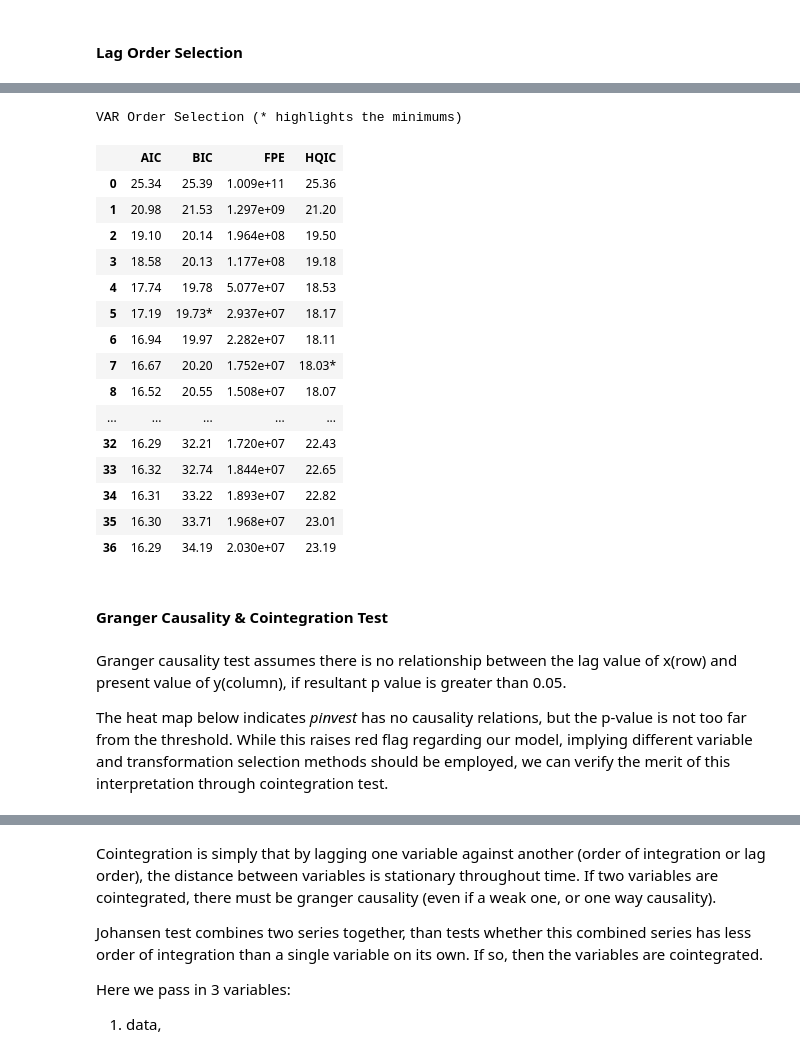
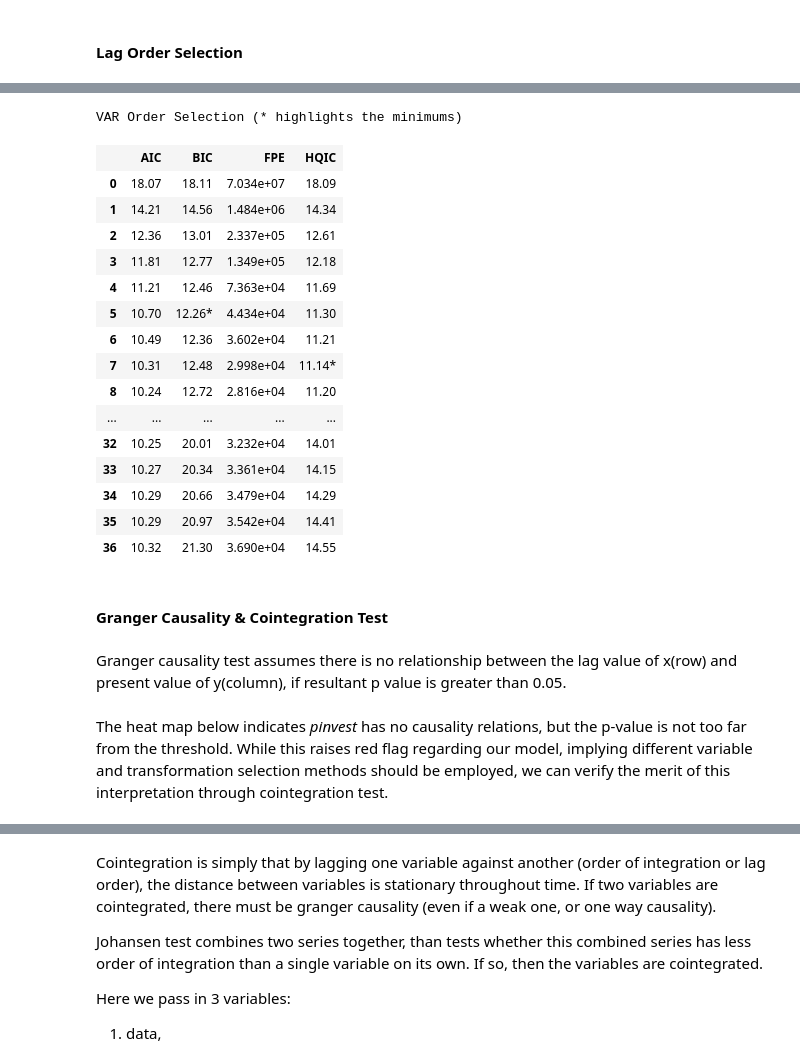
Before and after one commit to jiajunyuan/python-recession-forecaster, a Jupyter notebook: recession_predictor_first_diff.ipynb, the cells around one changed output, grey strips where cells are left out. Saved outputs shown, nothing was run; the diff lists cells and outputs as text; code cells hidden in the pictures.

```diff
--- a/recession_predictor_first_diff.ipynb
+++ b/recession_predictor_first_diff.ipynb
@@ -156,7 +165,7 @@ print(cpiu.head(1))
         date   cpiu
 0 1947-01-01  21.48
 # %%
-data = [tbill_3m, tbill_10y, cpiu, payroll, dtoe, pinvest, sp500, sp500_cape, sp500_pe, gdp]
+data = [tbill_3m, tbill_10y, cpiu, payroll, dtoe, pinvest, sp500_cape, gdp]
 data = reduce(lambda left,right: pd.merge(left,right,on='date'), data)
 data = data.set_index('date')
 
@@ -342,7 +354,7 @@ Is gdp series stationary? False
 To make our data stationary, we will take the first difference of month(t):
 y_t - y_(t-1)
 # %%
-data_trans = data.diff().dropna()
+data_trans = data.diff(1).dropna()
 # %% [markdown]
 #### Splitting Data Into Trainng and Testing Sets
 # %%
@@ -421,23 +414,24 @@ AIC has the tendency to chooose large lag order, while BIC has the tendency to c
 # %%
-train_model = VAR(data_trans)
-train_model.select_order(maxlags=36).summary()
+VAR(train_trans).select_order(maxlags=36).summary()
 # %% [output]
 VAR Order Selection (* highlights the minimums)
 |  | AIC | BIC | FPE | HQIC |
-| 0 | 25.34 | 25.39 | 1.009e+11 | 25.36 |
-| 1 | 20.98 | 21.53 | 1.297e+09 | 21.20 |
-| 2 | 19.10 | 20.14 | 1.964e+08 | 19.50 |
-| 3 | 18.58 | 20.13 | 1.177e+08 | 19.18 |
-| 4 | 17.74 | 19.78 | 5.077e+07 | 18.53 |
-| 5 | 17.19 | 19.73* | 2.937e+07 | 18.17 |
-| 6 | 16.94 | 19.97 | 2.282e+07 | 18.11 |
-| 7 | 16.67 | 20.20 | 1.752e+07 | 18.03* |
-| 8 | 16.52 | 20.55 | 1.508e+07 | 18.07 |
+| 0 | 18.07 | 18.11 | 7.034e+07 | 18.09 |
+| 1 | 14.21 | 14.56 | 1.484e+06 | 14.34 |
+| 2 | 12.36 | 13.01 | 2.337e+05 | 12.61 |
+| 3 | 11.81 | 12.77 | 1.349e+05 | 12.18 |
+| 4 | 11.21 | 12.46 | 7.363e+04 | 11.69 |
+| 5 | 10.70 | 12.26* | 4.434e+04 | 11.30 |
+| 6 | 10.49 | 12.36 | 3.602e+04 | 11.21 |
+| 7 | 10.31 | 12.48 | 2.998e+04 | 11.14* |
+| 8 | 10.24 | 12.72 | 2.816e+04 | 11.20 |
 | ... | ... | ... | ... | ... |
-| 32 | 16.29 | 32.21 | 1.720e+07 | 22.43 |
-| 33 | 16.32 | 32.74 | 1.844e+07 | 22.65 |
-| 34 | 16.31 | 33.22 | 1.893e+07 | 22.82 |
-| 35 | 16.30 | 33.71 | 1.968e+07 | 23.01 |
-| 36 | 16.29 | 34.19 | 2.030e+07 | 23.19 |
+| 32 | 10.25 | 20.01 | 3.232e+04 | 14.01 |
+| 33 | 10.27 | 20.34 | 3.361e+04 | 14.15 |
+| 34 | 10.29 | 20.66 | 3.479e+04 | 14.29 |
+| 35 | 10.29 | 20.97 | 3.542e+04 | 14.41 |
+| 36 | 10.32 | 21.30 | 3.690e+04 | 14.55 |
 # %% [markdown]
 #### Granger Causality & Cointegration Test
+# %% [markdown]
+Granger causality test assumes there is no relationship between the lag value of x(row) and present value of y(column), if resultant p value is greater than 0.05.
@@ -444,4 +468,2 @@ VAR Order Selection (* highlights the minimums)
 # %% [markdown]
-Granger causality test assumes there is no relationship between the lag value of x(row) and present value of y(column), if resultant p value is greater than 0.05.
-
 The heat map below indicates *pinvest* has no causality relations, but the p-value is not too far from the threshold. While this raises red flag regarding our model, implying different variable and transformation selection methods should be employed, we can verify the merit of this interpretation through cointegration test.
```
Also changed, not shown: parts of 59 cells of this notebook.
